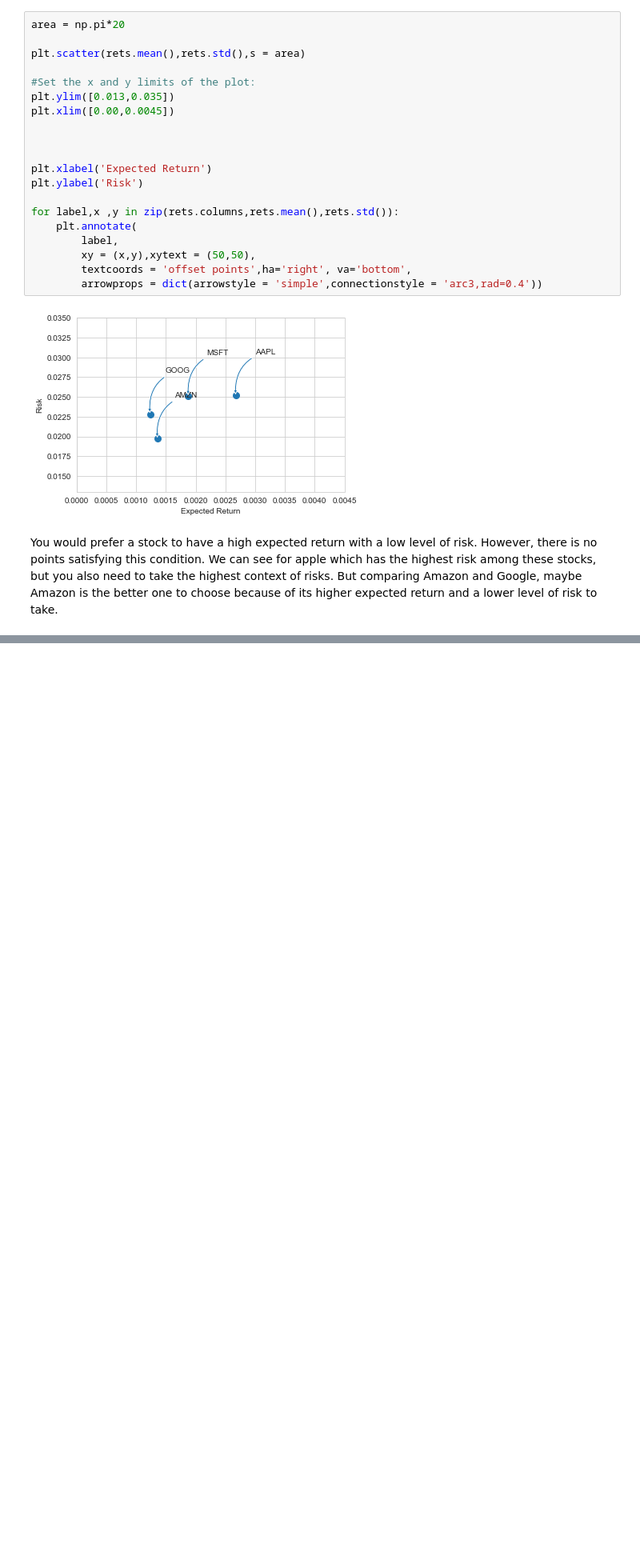
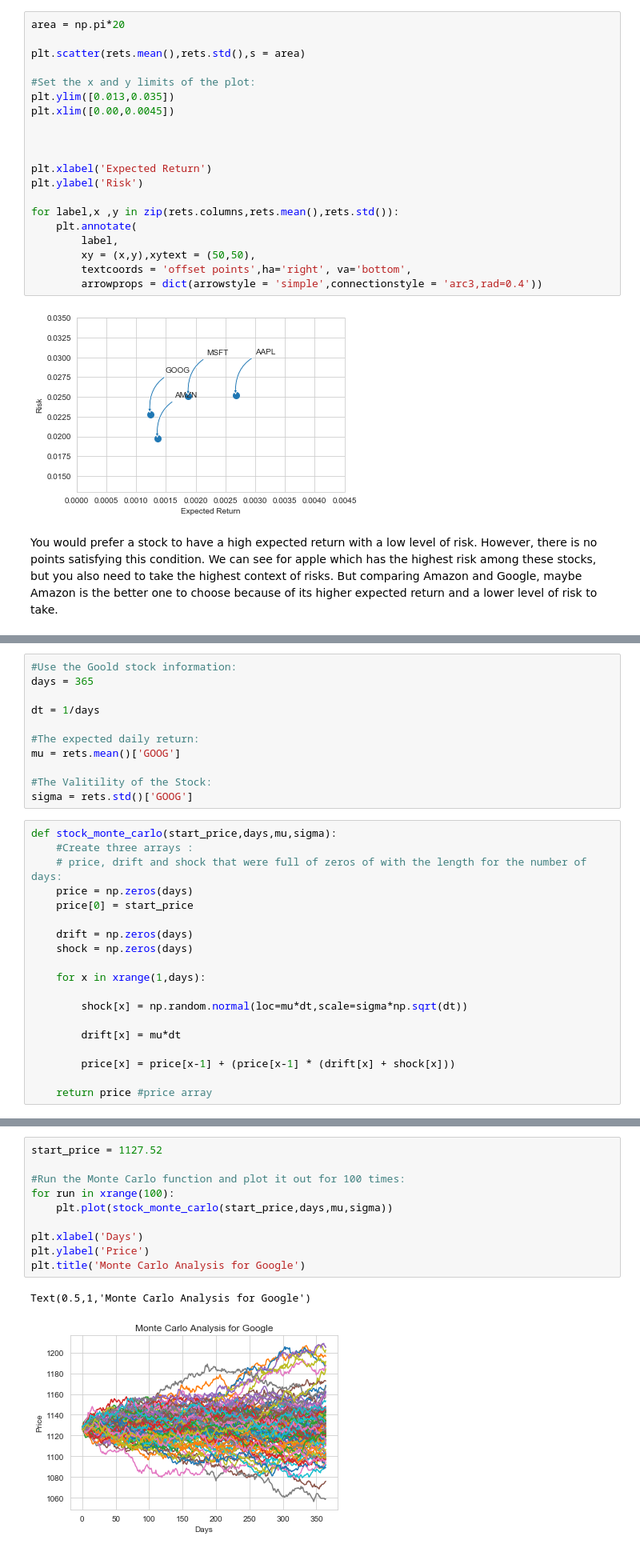
Before and after one commit to stellazhu31/Stock_Market_Data_Analysis, a Jupyter notebook: Stock Market Data Analysis - Personal Project .ipynb, the cells around one changed output, grey strips where cells are left out. Shown at 80% size. Saved outputs shown, nothing was run; the diff lists cells and outputs as text; blank space fills up the shorter version.

Commit message:
Bootstrap and Monte Carlo methods for Risk Analysis

```diff
--- a/Stock Market Data Analysis - Personal Project .ipynb
+++ b/Stock Market Data Analysis - Personal Project .ipynb
@@ -274,0 +321,30 @@ You would prefer a stock to have a high expected return with a low level of risk
+# %%
+#Use the Goold stock information:
+days = 365
+
+dt = 1/days
+
+#The expected daily return:
+mu = rets.mean()['GOOG']
+
+#The Valitility of the Stock:
+sigma = rets.std()['GOOG']
+# %%
+def stock_monte_carlo(start_price,days,mu,sigma):
+    #Create three arrays :
+    # price, drift and shock that were full of zeros of with the length for the number of days:
+    price = np.zeros(days)
+    price[0] = start_price
+
+    drift = np.zeros(days)
+    shock = np.zeros(days)
+
+    for x in xrange(1,days):
+
+        shock[x] = np.random.normal(loc=mu*dt,scale=sigma*np.sqrt(dt))
+
+        drift[x] = mu*dt
+
+        price[x] = price[x-1] + (price[x-1] * (drift[x] + shock[x]))
+
+    return price #price array
@@ -274,0 +361,13 @@ You would prefer a stock to have a high expected return with a low level of risk
+# %%
+start_price = 1127.52
+
+#Run the Monte Carlo function and plot it out for 100 times:
+for run in xrange(100):
+    plt.plot(stock_monte_carlo(start_price,days,mu,sigma))
+
+plt.xlabel('Days')
+plt.ylabel('Price')
+plt.title('Monte Carlo Analysis for Google')
+# %% [output]
+Text(0.5,1,'Monte Carlo Analysis for Google')
+[figure, added]
```
Also changed, not shown: parts of 16 cells of this notebook.
